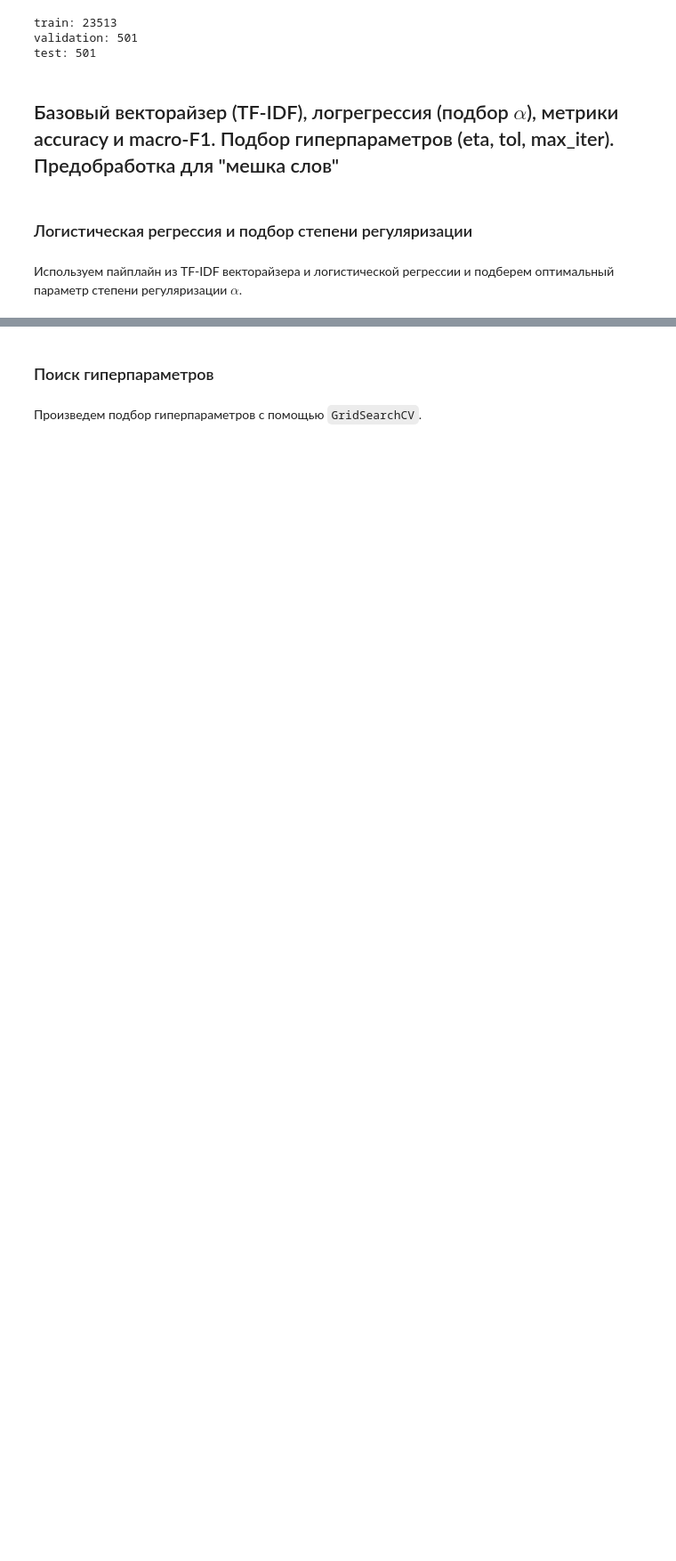
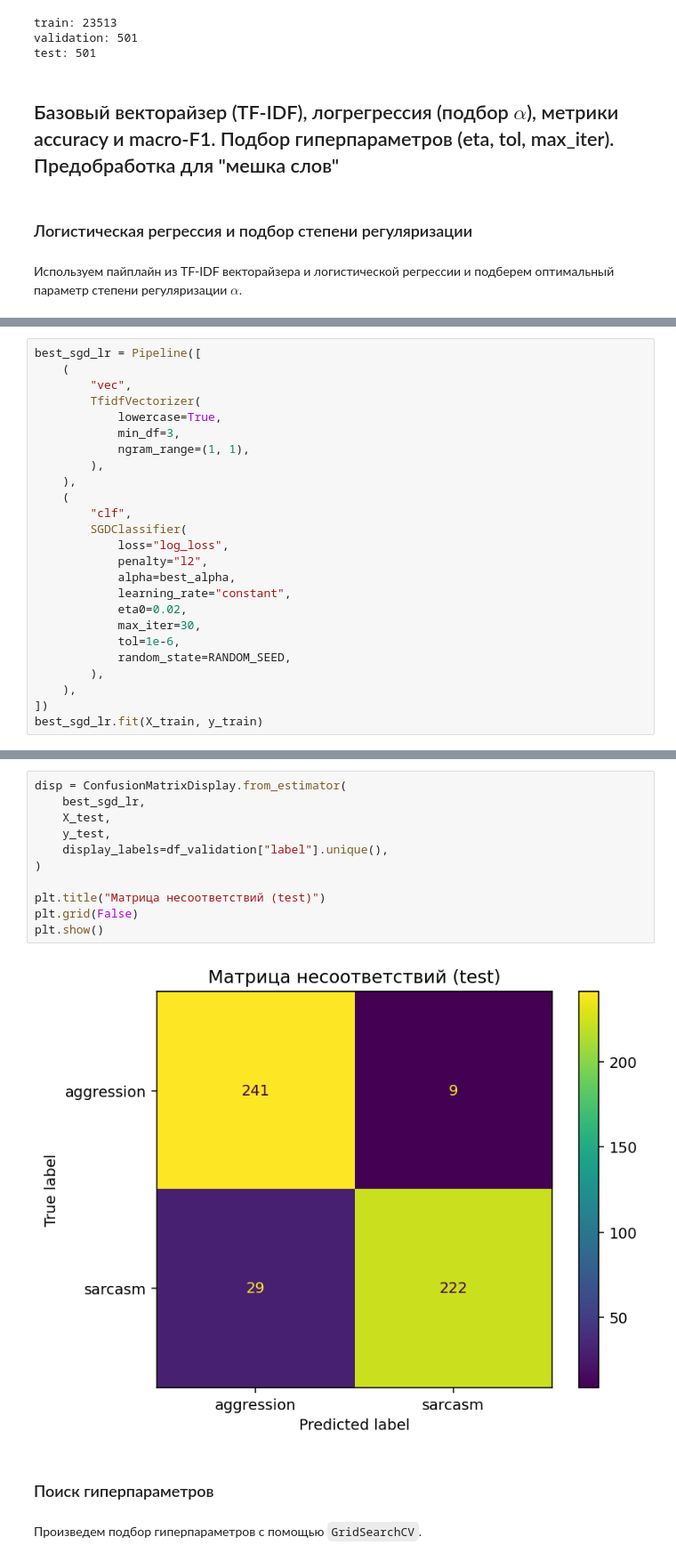
Before and after one commit to liminalvoid/cv-project, a Jupyter notebook: sem_3.ipynb, the cells around one changed output, grey strips where cells are left out. Shown at 89% size. Saved outputs shown, nothing was run; the diff lists cells and outputs as text; blank space fills up the shorter version.

```diff
--- a/sem_3.ipynb
+++ b/sem_3.ipynb
@@ -106,0 +180,25 @@ test: 501
+# %%
+best_sgd_lr = Pipeline([
+    (
+        "vec",
+        TfidfVectorizer(
+            lowercase=True,
+            min_df=3,
+            ngram_range=(1, 1),
+        ),
+    ),
+    (
+        "clf",
+        SGDClassifier(
+            loss="log_loss",
+            penalty="l2",
+            alpha=best_alpha,
+            learning_rate="constant",
+            eta0=0.02,
+            max_iter=30,
+            tol=1e-6,
+            random_state=RANDOM_SEED,
+        ),
+    ),
+])
+best_sgd_lr.fit(X_train, y_train)
@@ -107,3 +248,16 @@ test: 501
+# %%
+disp = ConfusionMatrixDisplay.from_estimator(
+    best_sgd_lr,
+    X_test,
+    y_test,
+    display_labels=df_validation["label"].unique(),
+)
+
+plt.title("Матрица несоответствий (test)")
+plt.grid(False)
+plt.show()
+# %% [output]
+[figure, added]
 # %% [markdown]
 ### Поиск гиперпараметров
 # %% [markdown]
```
Also changed, not shown: parts of 23 cells of this notebook.
